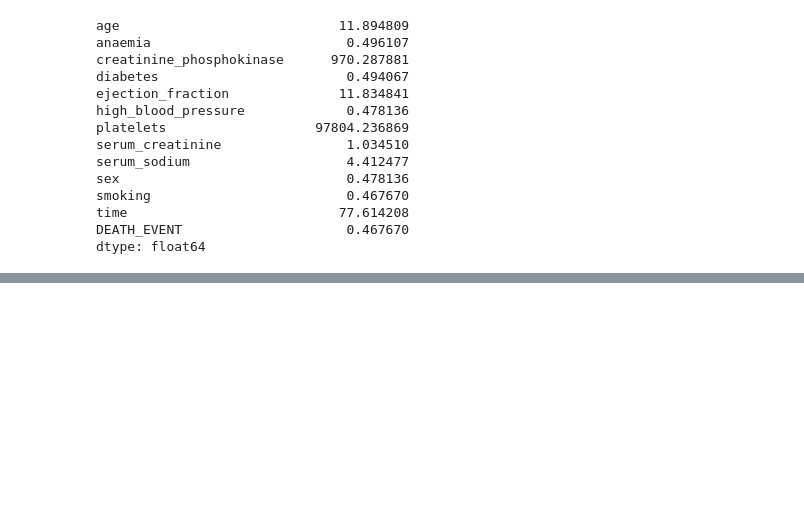
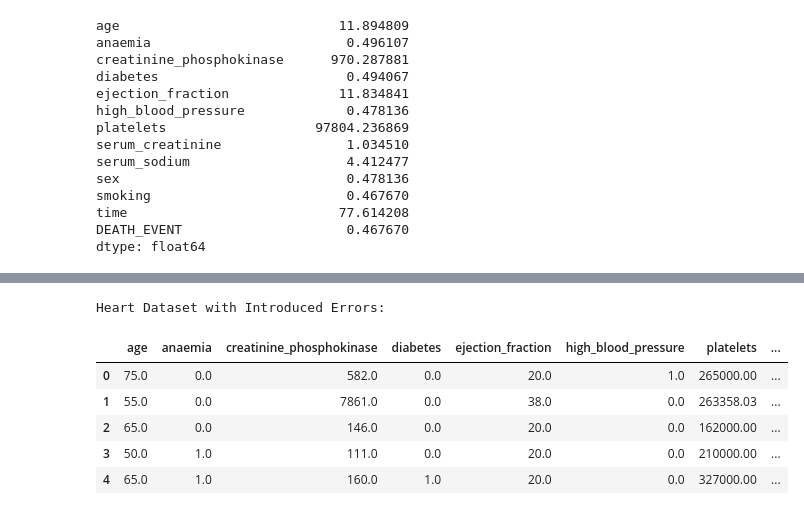
Before and after one commit to ahf-z/Heart-Failure-Analysis-and-Predictive-Modeling, a Jupyter notebook: notebooks/data_Preprocessing.ipynb, the cells around one changed output, grey strips where cells are left out. Saved outputs shown, nothing was run; the diff lists cells and outputs as text; code cells hidden in the pictures; blank space fills up the shorter version.

```diff
--- a/notebooks/data_Cleaning.ipynb
+++ b/notebooks/data_Preprocessing.ipynb
@@ -228,3 +231,13 @@ smoking                         0.467670
 time                           77.614208
 DEATH_EVENT                     0.467670
 dtype: float64
+# %%
+import pandas as pd
+import numpy as np
+
+# Load the heart failure dataset
+heart_data = pd.read_csv('../data/external/heart_failure_clinical_records_dataset.csv', low_memory=False)
+
+# Display the first few rows
+print("Heart Failure Clinical Records Dataset:")
+heart_data.head()
@@ -230,0 +252,26 @@ dtype: float64
+# %%
+# Introducing null values at random positions in numeric columns
+numeric_cols = heart_data.select_dtypes(include='number').columns
+for col in numeric_cols:
+    heart_data.loc[np.random.choice(heart_data.index, size=5, replace=False), col] = np.nan
+
+# Introducing random negative values in numeric columns
+for col in numeric_cols:
+    neg_indices = np.random.choice(heart_data.index, size=3, replace=False)
+    heart_data.loc[neg_indices, col] = -np.abs(heart_data.loc[neg_indices, col])
+
+# Save the modified dataset for further use
+file_path = '../data/processed/heart_failure_dataset_with_errors.csv'
+heart_data.to_csv(file_path, index=False)
+
+# Display the first few rows of the dataset with null and negative values
+print("\nHeart Dataset with Introduced Errors:")
+heart_data.head()
+# %% [output]
+Heart Dataset with Introduced Errors:
+|  | age | anaemia | creatinine_phosphokinase | diabetes | ejection_fraction | high_blood_pressure | platelets | ... |
+| 0 | 75.0 | 0.0 | 582.0 | 0.0 | 20.0 | 1.0 | 265000.00 | ... |
+| 1 | 55.0 | 0.0 | 7861.0 | 0.0 | 38.0 | 0.0 | 263358.03 | ... |
+| 2 | 65.0 | 0.0 | 146.0 | 0.0 | 20.0 | 0.0 | 162000.00 | ... |
+| 3 | 50.0 | 1.0 | 111.0 | 0.0 | 20.0 | 0.0 | 210000.00 | ... |
+| 4 | 65.0 | 1.0 | 160.0 | 1.0 | 20.0 | 0.0 | 327000.00 | ... |
```
Also changed, not shown: parts of 10 cells of this notebook, 8 other files.
